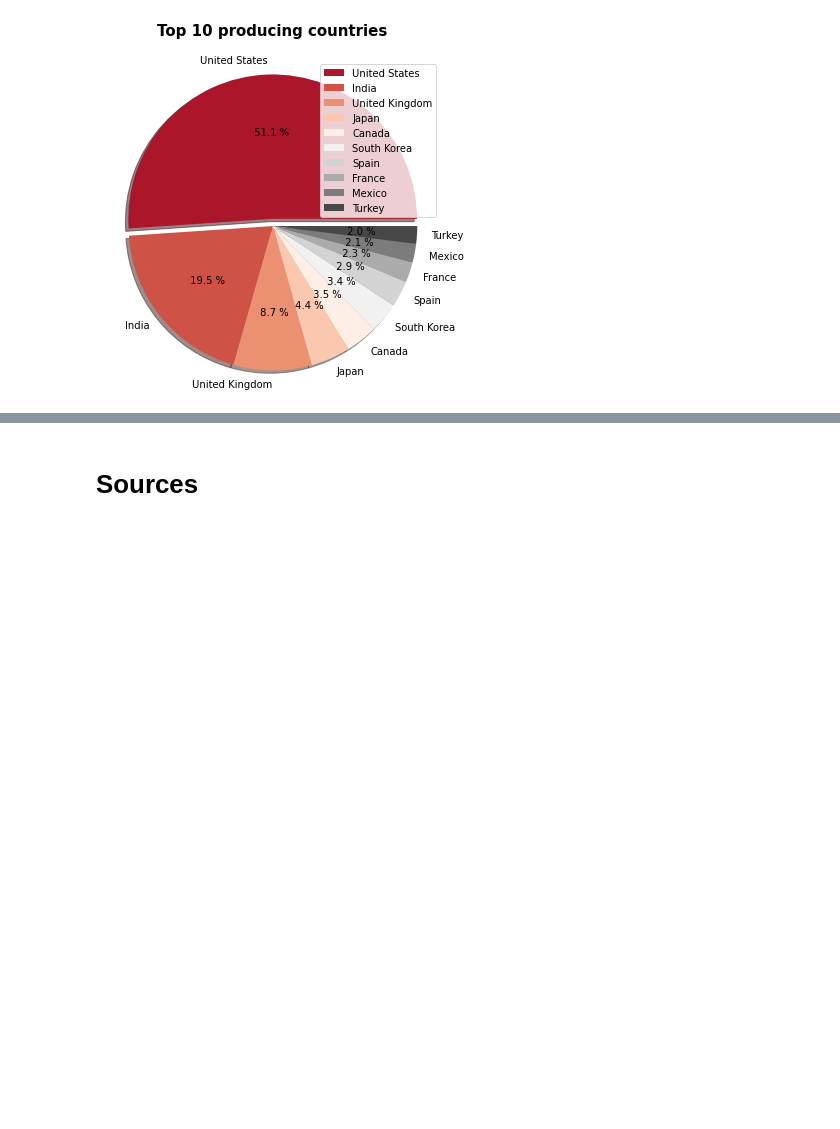
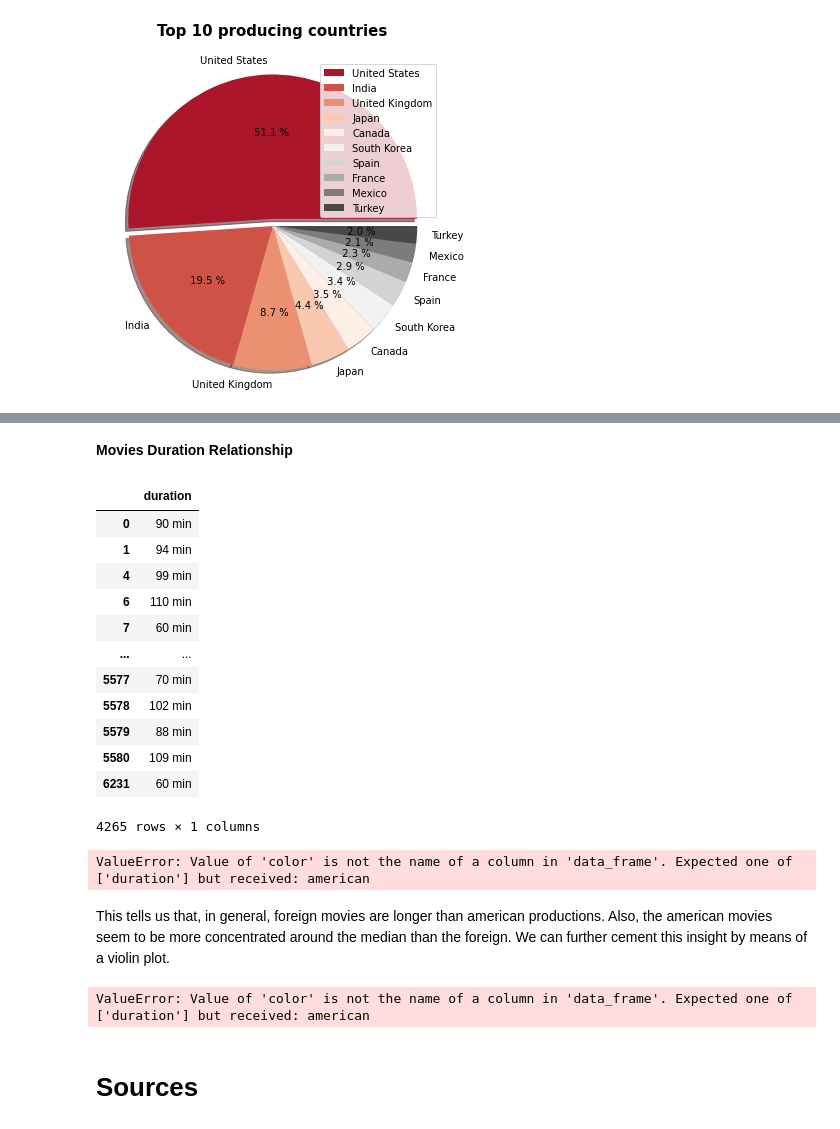
Before and after one commit to ta-data-mexpt/project-dataviz, a Jupyter notebook: Data Visualization Jupyter Notebook.ipynb, the cells around one changed output, grey strips where cells are left out. Saved outputs shown, nothing was run; the diff lists cells and outputs as text; code cells hidden in the pictures; blank space fills up the shorter version.

```diff
--- a/Data Visualization Jupyter Notebook.ipynb
+++ b/Data Visualization Jupyter Notebook.ipynb
@@ -257,3 +266,39 @@ Both bar and pie plot show that the USA clearly produces more than 50% of all ti
+# %% [markdown]
+**Movies Duration Relationship**
+# %%
+movies_duration = titles[titles['type'] == 'Movie'].filter(['american', 'duration'])
+movies_duration['duration'] = movies_duration['duration'].map(lambda x: x.replace(' min', ''))
+movies_duration['duration'] = pd.to_numeric(movies_duration['duration'])
+#movies_duration['american'] = np.where(['photos']!= '[]', True, False)
+
+movies_duration
+# %% [output]
+|  | duration |
+| 0 | 90 min |
+| 1 | 94 min |
+| 4 | 99 min |
+| 6 | 110 min |
+| 7 | 60 min |
+| ... | ... |
+| 5577 | 70 min |
+| 5578 | 102 min |
+| 5579 | 88 min |
+| 5580 | 109 min |
+| 6231 | 60 min |
+4265 rows × 1 columns
+# %%
+import plotly.express as px
+
+px.box(movies_duration, y="duration", color='american');
+# %% [output]
+ValueError: Value of 'color' is not the name of a column in 'data_frame'. Expected one of ['duration'] but received: american
+# %% [markdown]
+This tells us that, in general, foreign movies are longer than american productions. Also, the american movies seem to be more concentrated around the median than the foreign. We can further cement this insight by means of a violin plot.
+# %%
+fig = px.violin(movies_duration, y="duration", color="american", box=True, hover_data=movies_duration.columns)
+fig.show()
+# %% [output]
+ValueError: Value of 'color' is not the name of a column in 'data_frame'. Expected one of ['duration'] but received: american
 # %% [markdown]
 # Sources
 # %% [markdown]
```
Also changed, not shown: parts of 7 cells of this notebook.
